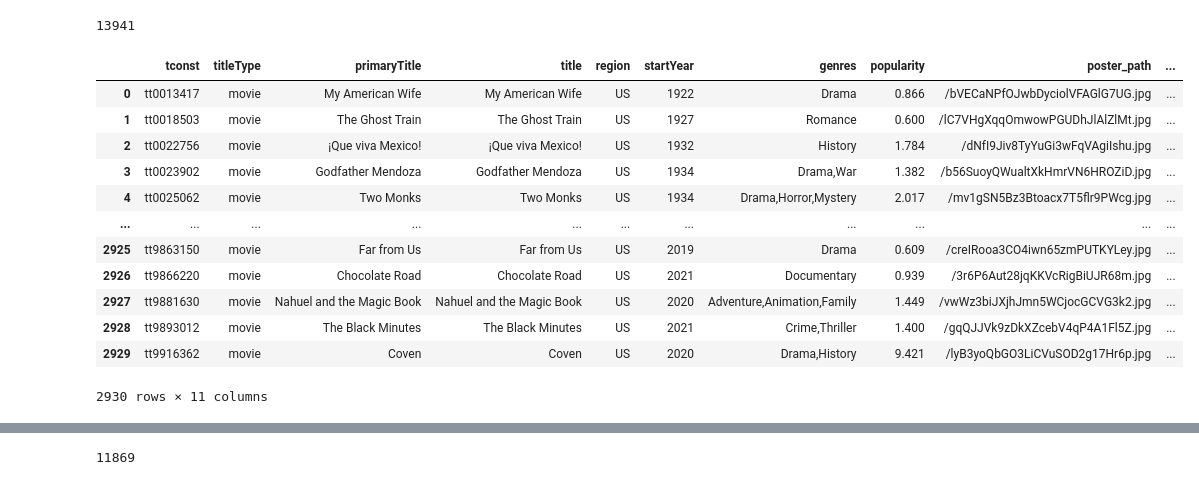
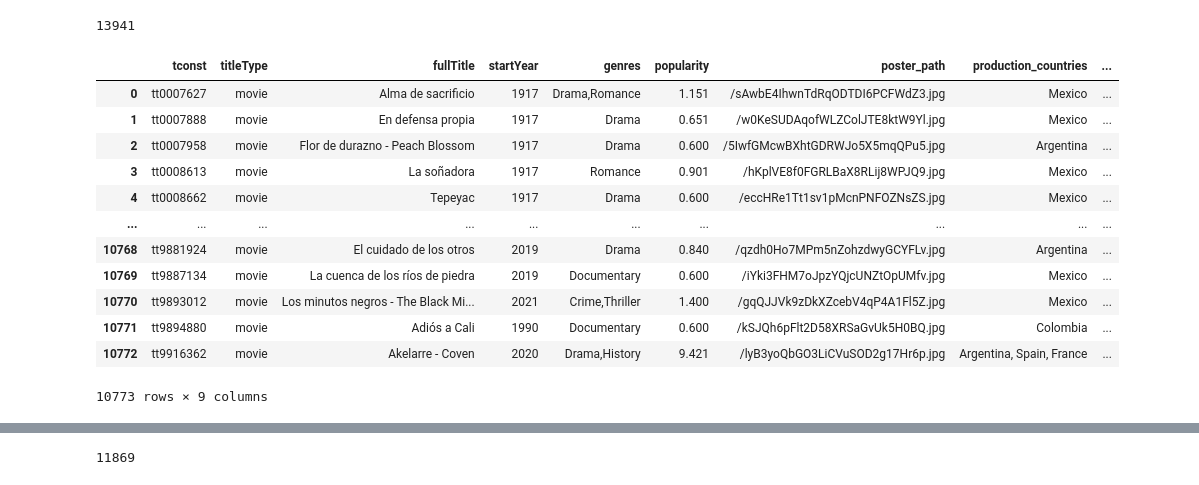
Before and after one commit to peggia/imdb-movies, a Jupyter notebook: movies_data_collection.ipynb, the cells around one changed output, grey strips where cells are left out. Drawn from its saved outputs; the diff is of its cells as text; code cells hidden in the pictures.

```diff
--- a/movies_data_collection.ipynb
+++ b/movies_data_collection.ipynb
@@ -15,7 +15,7 @@ for chunk in iterator:
 
     if 'endYear' in chunk.columns:
         chunk.drop(columns=['endYear'], inplace=True)      #drop endYear
-    chunk.drop(columns=['isAdult','originalTitle','runtimeMinutes'], inplace=True) #drop unused columns
+    chunk.drop(columns=['isAdult','runtimeMinutes'], inplace=True) #drop unused columns 'originalTitle'
 
     if 'genres' in chunk.columns:
         chunk.dropna(subset=['genres'], inplace=True)        #suppriner les colonnes ou le genre est nulls
@@ -439,7 +482,8 @@ subset_actors_directors.head()
 | 4 | tt0000005 | nm0443482 | actor |
 # %%
 # inner join? it seems enough as we only want movies with actors ;p
-df_merged_movies_3 = pd.merge(df_merged_movies_2,subset_actors_directors, how= 'inner',on='tconst')
+# df_merged_movies_3 = pd.merge(df_merged_movies_2,subset_actors_directors, how= 'inner',on='tconst')
+df_merged_movies_3 = pd.merge(df_merged_movies,subset_actors_directors, how= 'inner',on='tconst')
 
 # del(subset_actors_directors)
 
@@ -476,0 +520,12 @@ df_merged_movies_3.head()
+# %%
+# Let's concatenate original title and primary Title if they are different, so that the user can have both
+def concat_titles(row):
+    originalTitle = row['originalTitle']
+    primaryTitle = row['primaryTitle']
+    if originalTitle != primaryTitle:
+        return originalTitle + ' - ' + primaryTitle
+    else:
+        return originalTitle
+df_merged_movies_3['fullTitle'] = df_merged_movies_3.apply(concat_titles, axis=1)
+# %%
+df_merged_movies_3.drop(columns=['originalTitle','primaryTitle'],inplace=True)
@@ -617,28 +677,33 @@ df_merged_movies_4['tconst'].nunique()
 # %% [output]
 13941
 # %%
+columns_to_keep = ['tconst','titleType','fullTitle',
+                    'startYear','genres',
+                    'popularity','poster_path',
+                    'production_countries'
+                    ]
 # Identify duplicates based on specified columns
 duplicates = df_merged_movies_4[df_merged_movies_4.duplicated(subset=columns_to_keep, keep=False)]
 
 # Group by the specified columns and count occurrences
 duplicate_summary = duplicates.groupby(columns_to_keep).size().reset_index(name='count')
 
 # Display the summary of duplicates
 display(duplicate_summary)
 # %% [output]
-|  | tconst | titleType | primaryTitle | title | region | startYear | genres | popularity | poster_path | ... |
-| 0 | tt0013417 | movie | My American Wife | My American Wife | US | 1922 | Drama | 0.866 | /bVECaNPfOJwbDyciolVFAGlG7UG.jpg | ... |
-| 1 | tt0018503 | movie | The Ghost Train | The Ghost Train | US | 1927 | Romance | 0.600 | /lC7VHgXqqOmwowPGUDhJlAlZlMt.jpg | ... |
-| 2 | tt0022756 | movie | ¡Que viva Mexico! | ¡Que viva Mexico! | US | 1932 | History | 1.784 | /dNfI9Jiv8TyYuGi3wFqVAgiIshu.jpg | ... |
-| 3 | tt0023902 | movie | Godfather Mendoza | Godfather Mendoza | US | 1934 | Drama,War | 1.382 | /b56SuoyQWualtXkHmrVN6HROZiD.jpg | ... |
-| 4 | tt0025062 | movie | Two Monks | Two Monks | US | 1934 | Drama,Horror,Mystery | 2.017 | /mv1gSN5Bz3Btoacx7T5flr9PWcg.jpg | ... |
-| ... | ... | ... | ... | ... | ... | ... | ... | ... | ... | ... |
-| 2925 | tt9863150 | movie | Far from Us | Far from Us | US | 2019 | Drama | 0.609 | /creIRooa3CO4iwn65zmPUTKYLey.jpg | ... |
-| 2926 | tt9866220 | movie | Chocolate Road | Chocolate Road | US | 2021 | Documentary | 0.939 | /3r6P6Aut28jqKKVcRigBiUJR68m.jpg | ... |
-| 2927 | tt9881630 | movie | Nahuel and the Magic Book | Nahuel and the Magic Book | US | 2020 | Adventure,Animation,Family | 1.449 | /vwWz3biJXjhJmn5WCjocGCVG3k2.jpg | ... |
-| 2928 | tt9893012 | movie | The Black Minutes | The Black Minutes | US | 2021 | Crime,Thriller | 1.400 | /gqQJJVk9zDkXZcebV4qP4A1Fl5Z.jpg | ... |
-| 2929 | tt9916362 | movie | Coven | Coven | US | 2020 | Drama,History | 9.421 | /lyB3yoQbGO3LiCVuSOD2g17Hr6p.jpg | ... |
+|  | tconst | titleType | fullTitle | startYear | genres | popularity | poster_path | production_countries | ... |
+| 0 | tt0007627 | movie | Alma de sacrificio | 1917 | Drama,Romance | 1.151 | /sAwbE4IhwnTdRqODTDI6PCFWdZ3.jpg | Mexico | ... |
+| 1 | tt0007888 | movie | En defensa propia | 1917 | Drama | 0.651 | /w0KeSUDAqofWLZColJTE8ktW9Yl.jpg | Mexico | ... |
+| 2 | tt0007958 | movie | Flor de durazno - Peach Blossom | 1917 | Drama | 0.600 | /5IwfGMcwBXhtGDRWJo5X5mqQPu5.jpg | Argentina | ... |
+| 3 | tt0008613 | movie | La soñadora | 1917 | Romance | 0.901 | /hKplVE8f0FGRLBaX8RLij8WPJQ9.jpg | Mexico | ... |
+| 4 | tt0008662 | movie | Tepeyac | 1917 | Drama | 0.600 | /eccHRe1Tt1sv1pMcnPNFOZNsZS.jpg | Mexico | ... |
+| ... | ... | ... | ... | ... | ... | ... | ... | ... | ... |
+| 10768 | tt9881924 | movie | El cuidado de los otros | 2019 | Drama | 0.840 | /qzdh0Ho7MPm5nZohzdwyGCYFLv.jpg | Argentina | ... |
+| 10769 | tt9887134 | movie | La cuenca de los ríos de piedra | 2019 | Documentary | 0.600 | /iYki3FHM7oJpzYQjcUNZtOpUMfv.jpg | Mexico | ... |
+| 10770 | tt9893012 | movie | Los minutos negros - The Black Mi... | 2021 | Crime,Thriller | 1.400 | /gqQJJVk9zDkXZcebV4qP4A1Fl5Z.jpg | Mexico | ... |
+| 10771 | tt9894880 | movie | Adiós a Cali | 1990 | Documentary | 0.600 | /kSJQh6pFlt2D58XRSaGvUk5H0BQ.jpg | Colombia | ... |
+| 10772 | tt9916362 | movie | Akelarre - Coven | 2020 | Drama,History | 9.421 | /lyB3yoQbGO3LiCVuSOD2g17Hr6p.jpg | Argentina, Spain, France | ... |
-2930 rows × 11 columns
+10773 rows × 9 columns
 # %%
 # Get total number of duplicates
 total_duplicates = duplicate_summary['count'].sum()
```
Also changed, not shown: parts of 55 cells of this notebook.
